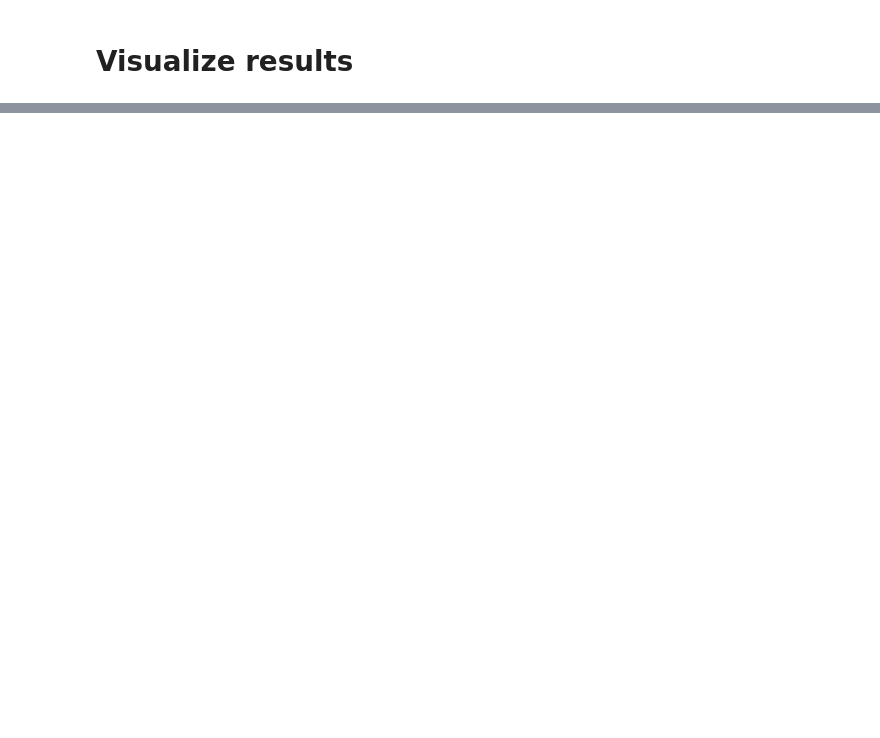
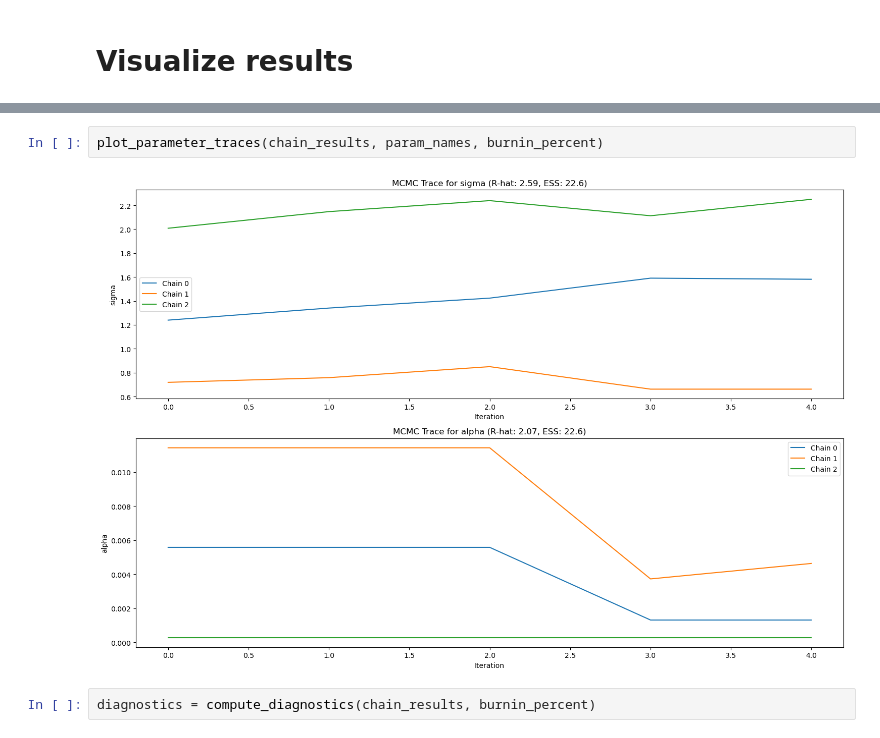
Before and after one commit to sofiastroustrup/SPMS, a Jupyter notebook: experiments/comparison/infer_posterior.ipynb, the cells around one changed output, grey strips where cells are left out. Drawn from its saved outputs; the diff is of its cells as text; blank space fills up the shorter version.

```diff
--- a/experiments/comparison/infer_posterior.ipynb
+++ b/experiments/comparison/infer_posterior.ipynb
@@ -187,0 +394,6 @@ IndexError: list index out of range
+# %%
+plot_parameter_traces(chain_results, param_names, burnin_percent)
+# %% [output]
+[figure, added]
+# %%
+diagnostics = compute_diagnostics(chain_results, burnin_percent)
```
Also changed, not shown: parts of 24 cells of this notebook, 56 other files.
